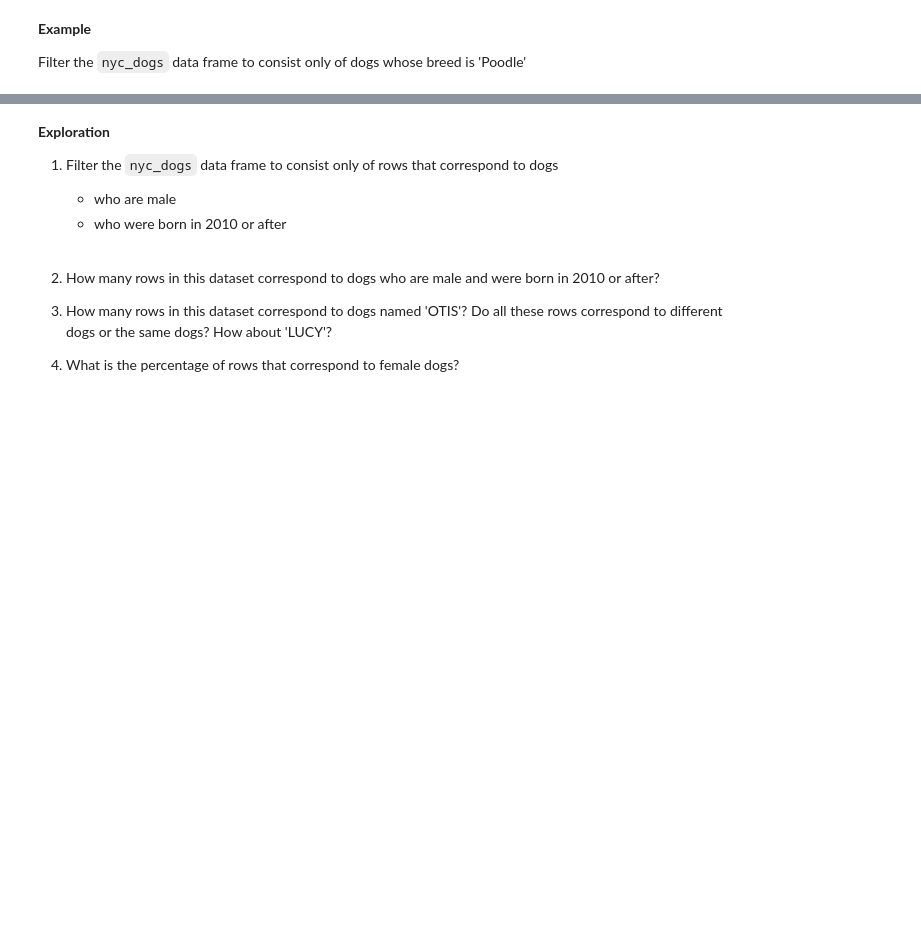
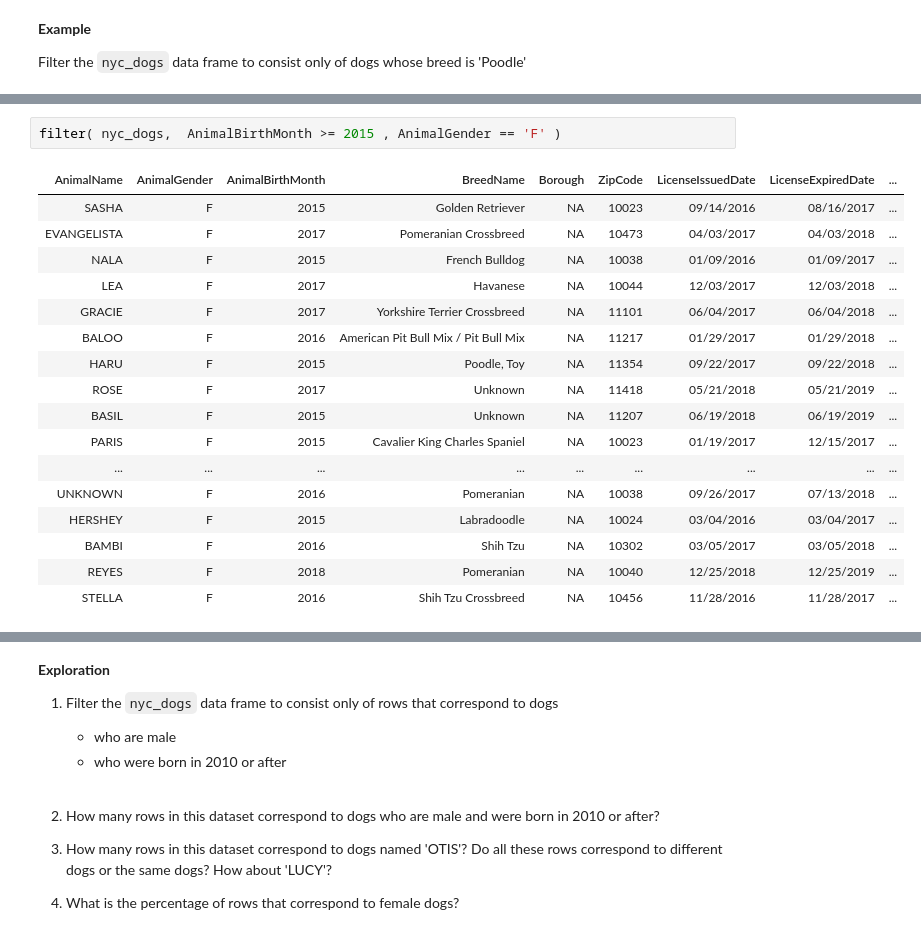
Before and after one commit to aparna-bhutani/coreua111-class_notebooks, a Jupyter notebook: lesson04/Lesson04-DataFrames-slides.ipynb, the cells around one changed output, grey strips where cells are left out. Drawn from its saved outputs; the diff is of its cells as text; blank space fills up the shorter version.

```diff
--- a/lesson04/Lesson04-DataFrames-slides.ipynb
+++ b/lesson04/Lesson04-DataFrames-slides.ipynb
@@ -129,0 +172,20 @@ Filter the `nyc_dogs` data frame to consist only of dogs whose breed is 'Poodle'
+# %%
+filter( nyc_dogs,  AnimalBirthMonth >= 2015 , AnimalGender == 'F' )
+# %% [output]
+| AnimalName | AnimalGender | AnimalBirthMonth | BreedName | Borough | ZipCode | LicenseIssuedDate | LicenseExpiredDate | ... |
+| SASHA | F | 2015 | Golden Retriever | NA | 10023 | 09/14/2016 | 08/16/2017 | ... |
+| EVANGELISTA | F | 2017 | Pomeranian Crossbreed | NA | 10473 | 04/03/2017 | 04/03/2018 | ... |
+| NALA | F | 2015 | French Bulldog | NA | 10038 | 01/09/2016 | 01/09/2017 | ... |
+| LEA | F | 2017 | Havanese | NA | 10044 | 12/03/2017 | 12/03/2018 | ... |
+| GRACIE | F | 2017 | Yorkshire Terrier Crossbreed | NA | 11101 | 06/04/2017 | 06/04/2018 | ... |
+| BALOO | F | 2016 | American Pit Bull Mix / Pit Bull Mix | NA | 11217 | 01/29/2017 | 01/29/2018 | ... |
+| HARU | F | 2015 | Poodle, Toy | NA | 11354 | 09/22/2017 | 09/22/2018 | ... |
+| ROSE | F | 2017 | Unknown | NA | 11418 | 05/21/2018 | 05/21/2019 | ... |
+| BASIL | F | 2015 | Unknown | NA | 11207 | 06/19/2018 | 06/19/2019 | ... |
+| PARIS | F | 2015 | Cavalier King Charles Spaniel | NA | 10023 | 01/19/2017 | 12/15/2017 | ... |
+| ... | ... | ... | ... | ... | ... | ... | ... | ... |
+| UNKNOWN | F | 2016 | Pomeranian | NA | 10038 | 09/26/2017 | 07/13/2018 | ... |
+| HERSHEY | F | 2015 | Labradoodle | NA | 10024 | 03/04/2016 | 03/04/2017 | ... |
+| BAMBI | F | 2016 | Shih Tzu | NA | 10302 | 03/05/2017 | 03/05/2018 | ... |
+| REYES | F | 2018 | Pomeranian | NA | 10040 | 12/25/2018 | 12/25/2019 | ... |
+| STELLA | F | 2016 | Shih Tzu Crossbreed | NA | 10456 | 11/28/2016 | 11/28/2017 | ... |
```
Also changed, not shown: parts of 13 cells of this notebook.
